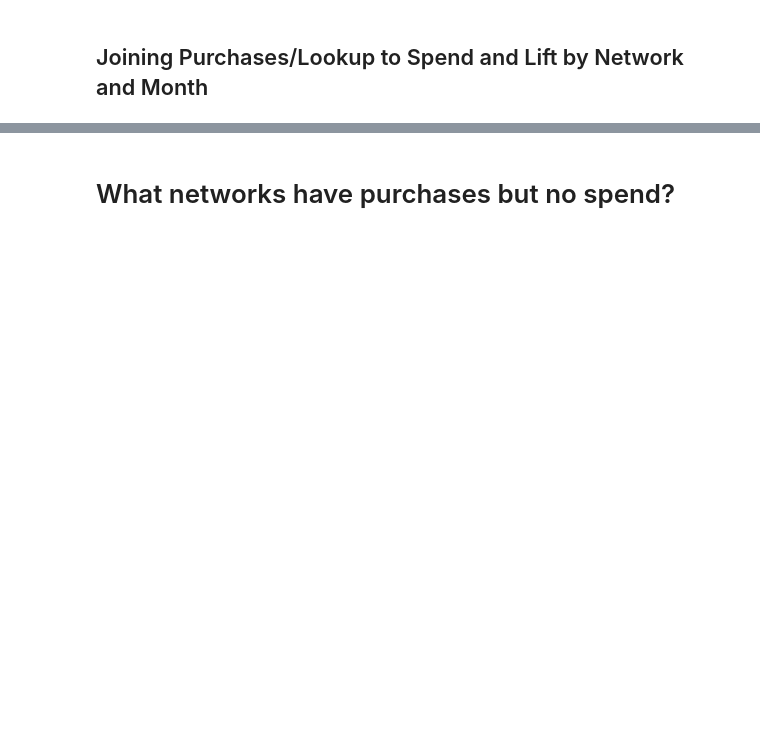
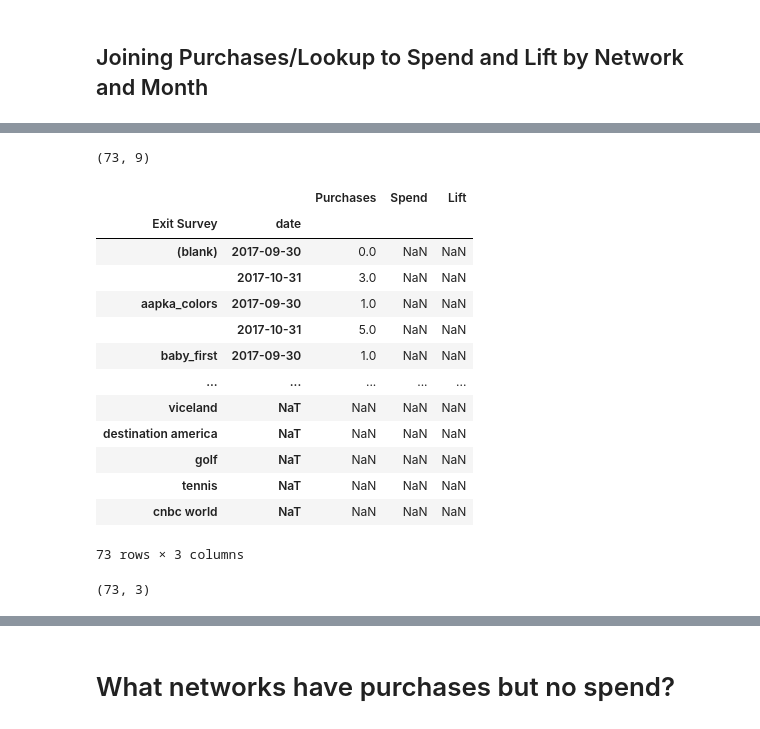
Before and after one commit to papir805/telepulse_ad_campaign_report, a Jupyter notebook: takehome_quiz_answers.ipynb, the cells around one changed output, grey strips where cells are left out. Drawn from its saved outputs; the diff is of its cells as text; code cells hidden in the pictures; blank space fills up the shorter version.

```diff
--- a/takehome_quiz_answers.ipynb
+++ b/takehome_quiz_answers.ipynb
@@ -354,5 +401,29 @@ month_and_network_grouped
+# %%
+new_tbl.shape
+# %% [output]
+(73, 9)
 # %%
-month_and_network_grouped= month_and_network_grouped.set_index(['Source', 'date']).drop(labels=['Airings', 'Network', 'Date/Time ET'], axis=1)
-month_and_network_grouped
+# month_and_network_grouped= month_and_network_grouped.set_index(['Source', 'date']).drop(labels=['Airings', 'Network', 'Date/Time ET'], axis=1)
+# month_and_network_grouped
+
+new_tbl = new_tbl.set_index(['Exit Survey', 'date']).drop(labels=['Airings', 'Network', 'Date/Time ET', 'Source'], axis=1)
+new_tbl
+# %% [output]
+|  |  | Purchases | Spend | Lift |
+| Exit Survey | date |  |  |  |
+| (blank) | 2017-09-30 | 0.0 | NaN | NaN |
+|  | 2017-10-31 | 3.0 | NaN | NaN |
+| aapka_colors | 2017-09-30 | 1.0 | NaN | NaN |
+|  | 2017-10-31 | 5.0 | NaN | NaN |
+| baby_first | 2017-09-30 | 1.0 | NaN | NaN |
+| ... | ... | ... | ... | ... |
+| viceland | NaT | NaN | NaN | NaN |
+| destination america | NaT | NaN | NaN | NaN |
+| golf | NaT | NaN | NaN | NaN |
+| tennis | NaT | NaN | NaN | NaN |
+| cnbc world | NaT | NaN | NaN | NaN |
+73 rows × 3 columns
 # %%
-month_and_network_grouped.shape
+new_tbl.shape
+# %% [output]
+(73, 3)
```
Also changed, not shown: parts of 11 cells of this notebook, 2 other files.
